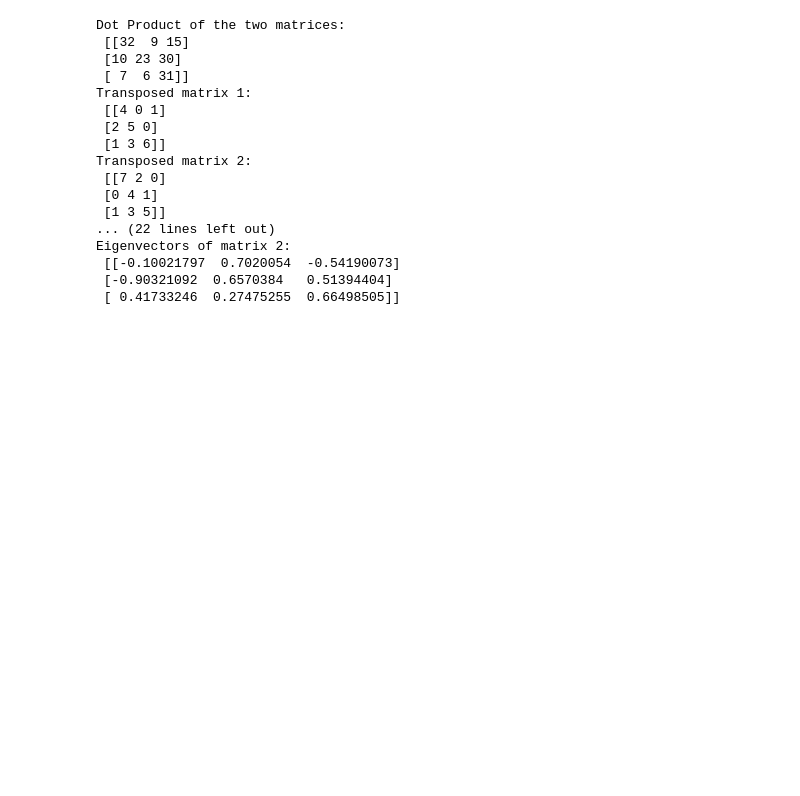
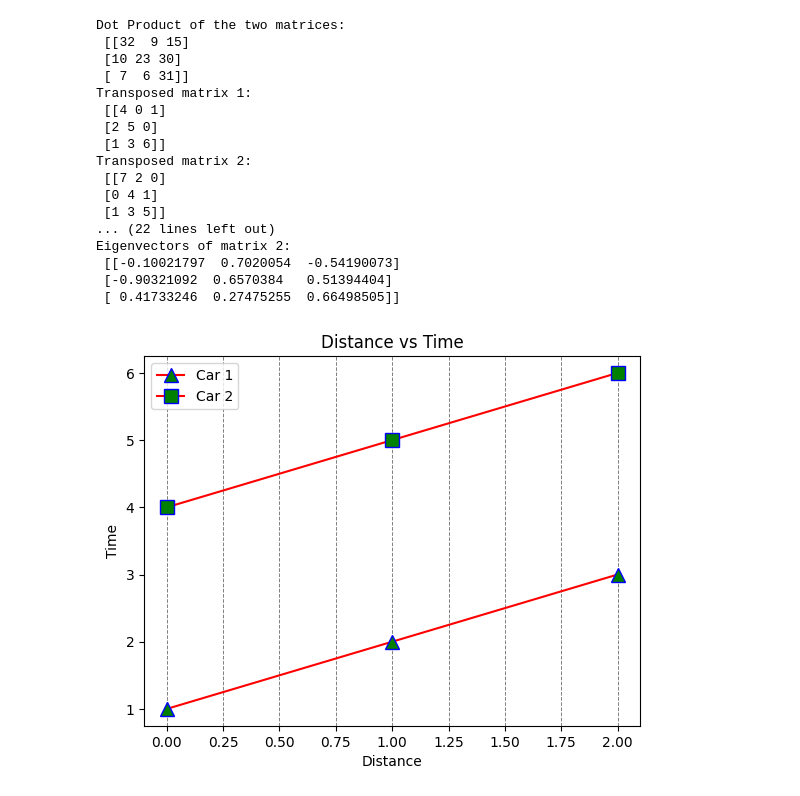
Before and after one commit to basilpoul/S3-DSLAB, a Jupyter notebook: excercise2.ipynb, the cells around one changed output. Drawn from its saved outputs; the diff is of its cells as text; code cells hidden in the pictures; blank space fills up the shorter version.

```diff
--- a/excercise2.ipynb
+++ b/excercise2.ipynb
@@ -64,3 +64,16 @@ Eigenvectors of matrix 2:
  [[-0.10021797  0.7020054  -0.54190073]
  [-0.90321092  0.6570384   0.51394404]
  [ 0.41733246  0.27475255  0.66498505]]
+# %%
+arr = np.array([1, 2, 3])
+arr2= np.array([4, 5, 6])
+plt.plot(arr, marker='^', mfc="green", color='red', mec="blue", label='Car 1', ms=10)
+plt.plot(arr2, marker='s', mfc="green", color='red', mec="blue", label='Car 2', ms=10)
+plt.grid(True, color='gray', linestyle='--', linewidth=0.7, axis='x')
+plt.xlabel("Distance")
+plt.ylabel("Time")
+plt.title("Distance vs Time")
+plt.legend()
+plt.show()
+# %% [output]
+[figure, added]
```
Also changed, not shown: parts of 4 cells of this notebook.
